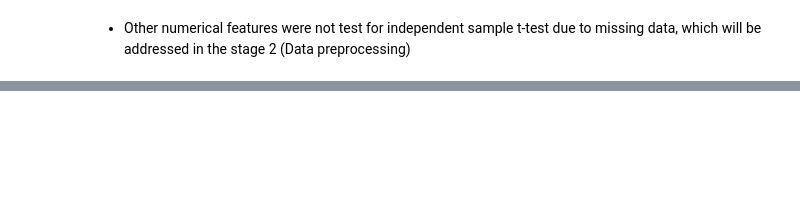
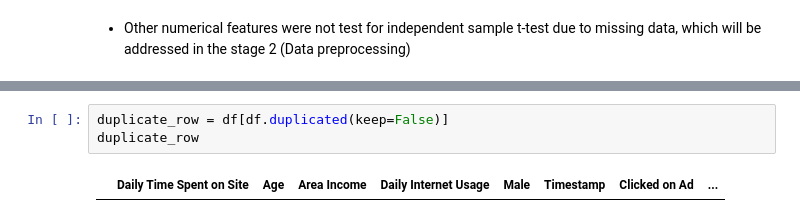
Before and after one commit to sailafs/Predict-Clicked-Ads-Customer-Classification-by-Using-Machine-Learning, a Jupyter notebook: Project-2.ipynb, the cells around one changed output, grey strips where cells are left out. Saved outputs shown, nothing was run; the diff lists cells and outputs as text; blank space fills up the shorter version.

```diff
--- a/Project-2.ipynb
+++ b/Project-2.ipynb
@@ -158,0 +272,5 @@ Statistical analysis revealed there is significant difference in mean age betwee
+# %%
+duplicate_row = df[df.duplicated(keep=False)]
+duplicate_row
+# %% [output]
+|  | Daily Time Spent on Site | Age | Area Income | Daily Internet Usage | Male | Timestamp | Clicked on Ad | ... |
```
Also changed, not shown: parts of 27 cells of this notebook, 3 other files.
